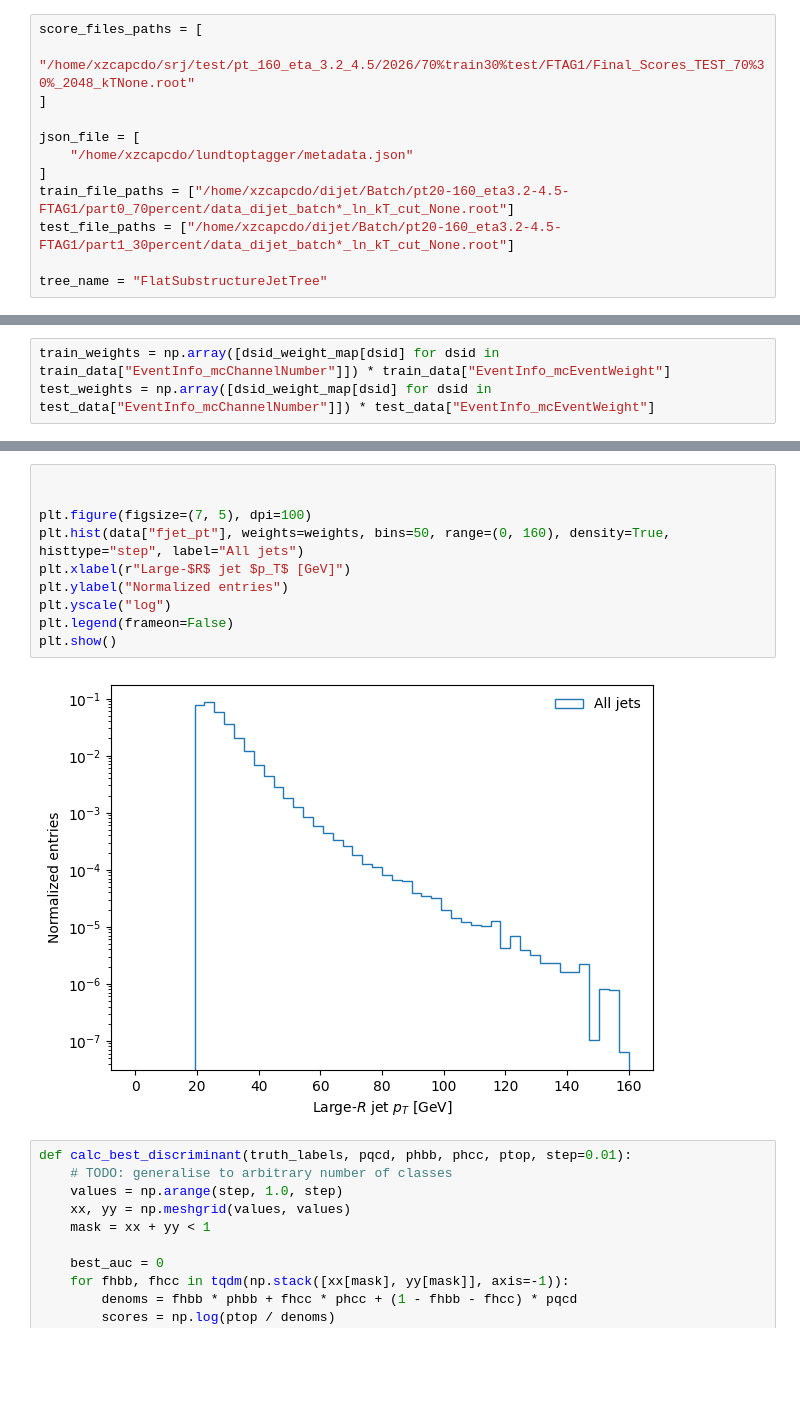
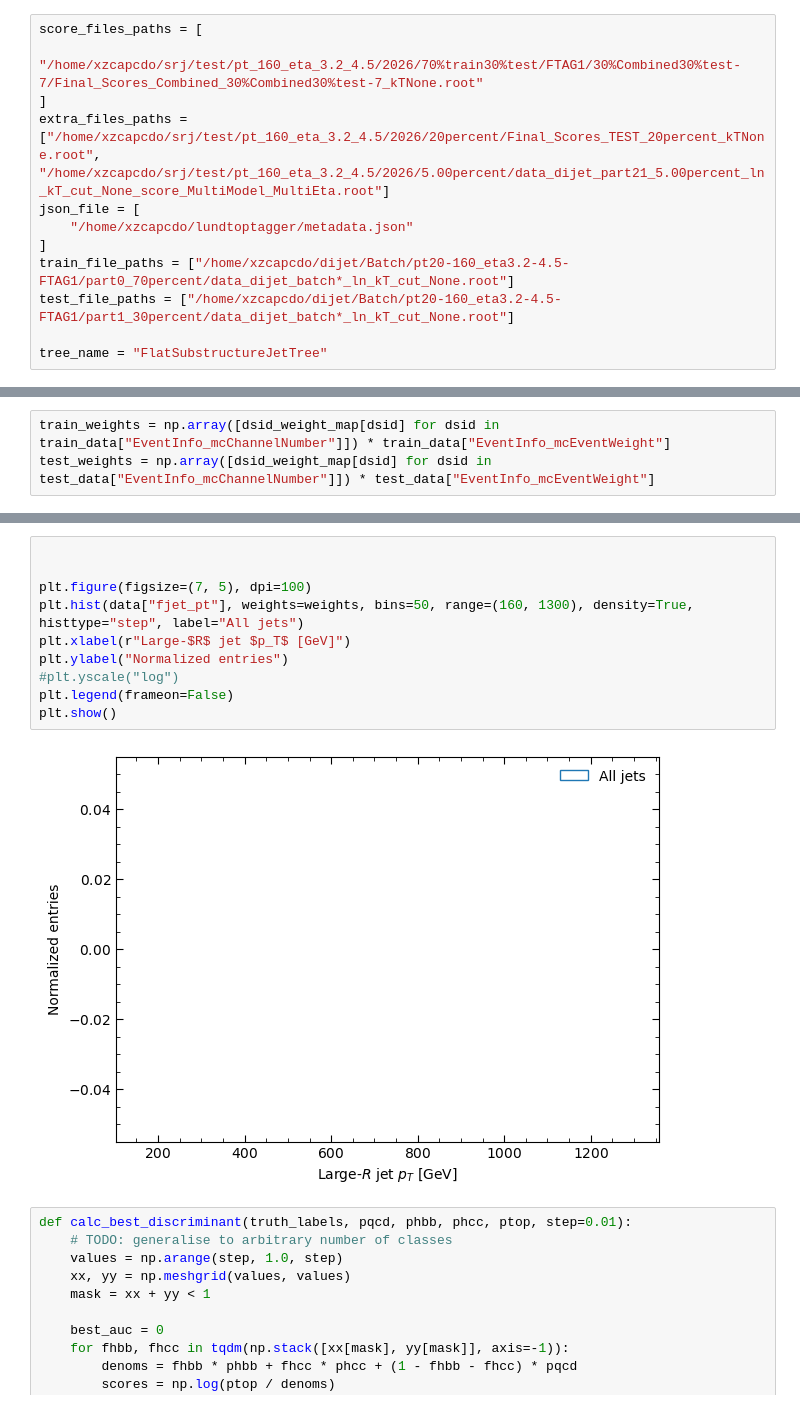
Before and after one commit to KonDoran/lundtoptagger, a Jupyter notebook: plotting_SRJ.ipynb, the cells around one changed output, grey strips where cells are left out. Cells and saved outputs as stored; diff of their text form; blank space fills up the shorter version.

```diff
--- a/plotting_SRJ.ipynb
+++ b/plotting_SRJ.ipynb
@@ -55,8 +58,8 @@ plt.legend(loc='upper right', frameon=False, fontsize='small')
 # %%
 score_files_paths = [
-    "/home/xzcapcdo/srj/test/pt_160_eta_3.2_4.5/2026/70%train30%test/FTAG1/Final_Scores_TEST_70%30%_2048_kTNone.root"
+    "/home/xzcapcdo/srj/test/pt_160_eta_3.2_4.5/2026/70%train30%test/FTAG1/30%Combined30%test-7/Final_Scores_Combined_30%Combined30%test-7_kTNone.root"
 ]
-
+extra_files_paths = ["/home/xzcapcdo/srj/test/pt_160_eta_3.2_4.5/2026/20percent/Final_Scores_TEST_20percent_kTNone.root", "/home/xzcapcdo/srj/test/pt_160_eta_3.2_4.5/2026/5.00percent/data_dijet_part21_5.00percent_ln_kT_cut_None_score_MultiModel_MultiEta.root"]
 json_file = [
     "/home/xzcapcdo/lundtoptagger/metadata.json"
 ]
@@ -355,15 +375,15 @@ plt.legend(loc='upper right', frameon=False, fontsize='small')
 # %%
 
 
 plt.figure(figsize=(7, 5), dpi=100)
-plt.hist(data["fjet_pt"], weights=weights, bins=50, range=(0, 160), density=True, histtype="step", label="All jets")
+plt.hist(data["fjet_pt"], weights=weights, bins=50, range=(160, 1300), density=True, histtype="step", label="All jets")
 plt.xlabel(r"Large-$R$ jet $p_T$ [GeV]")
 plt.ylabel("Normalized entries")
-plt.yscale("log")
+#plt.yscale("log")
 plt.legend(frameon=False)
 plt.show()
 # %% [output]
-[figure, old version]
+[figure, new version]
 # %%
 def calc_best_discriminant(truth_labels, pqcd, phbb, phcc, ptop, step=0.01):
     # TODO: generalise to arbitrary number of classes
```
Also changed, not shown: parts of 22 cells of this notebook.
